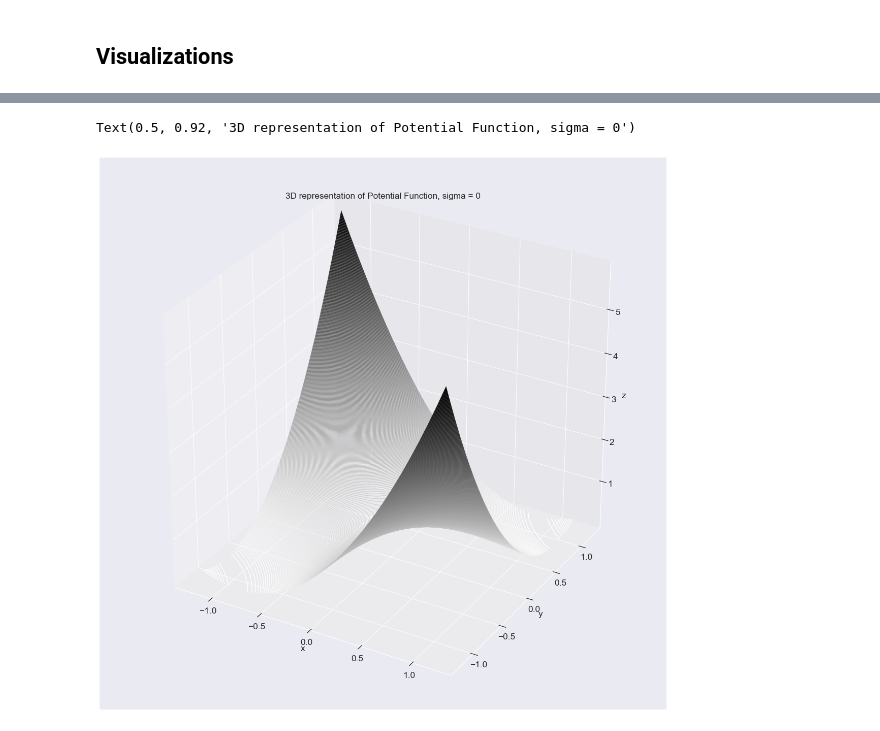
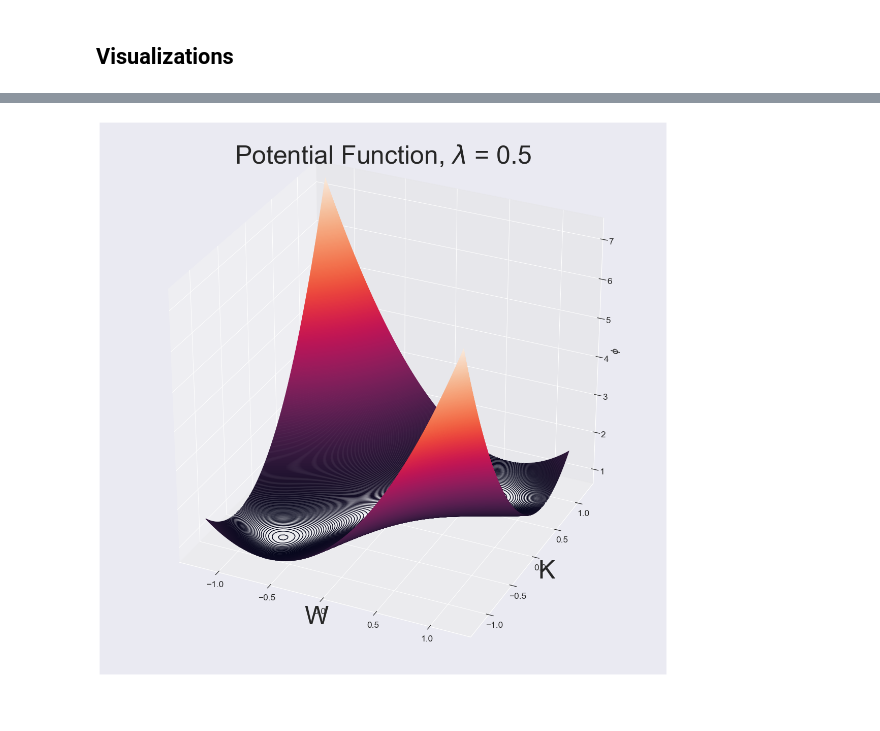
Before and after one commit to mmadduri/BMI_Model, a Jupyter notebook: helper_notebooks/Visualizations_Cost.ipynb, the cells around one changed output, grey strips where cells are left out. Drawn from its saved outputs; the diff is of its cells as text; code cells hidden in the pictures.

```diff
--- a/helper_notebooks/Visualizations_Cost.ipynb
+++ b/helper_notebooks/Visualizations_Cost.ipynb
@@ -19,12 +19,13 @@ params = {'legend.fontsize': 'x-large',
 pylab.rcParams.update(params)
 # %%
 def c(x, y, s):
-    return (1 - x*y)**2 + (s)*(x**2) + (s)*(y**2)
+    b = 0
+    return (1 - x*(y+b))**2 + (s)*(x**2) + (s)*(y**2)
 
-x = np.linspace(-1.2, 1.2, 30)
-y = np.linspace(-1.2, 1.2, 30)
+x = np.linspace(-1.2, 1.2, 80)
+y = np.linspace(-1.2, 1.2, 80)
 
-sig = 0
+sig = 0.5
 X, Y = np.meshgrid(x, y)
 Z = c(X, Y, sig)
 # %%
@@ -36,13 +34,13 @@ Text(0.5, 1.0, '2D representation of Potential Function, sigma = 0')
 # %%
 from mpl_toolkits import mplot3d
 
 fig = plt.figure(figsize = (20, 20))
 ax = plt.axes(projection='3d')
-ax.contour3D(X, Y, Z, 500, cmap='binary')
-ax.set_xlabel('x')
-ax.set_ylabel('y')
-ax.set_zlabel('z');
-plt.title("3D representation of Potential Function, sigma = " + str(sig) )
+ax.contour3D(X, Y, Z, 1000)
+ax.set_xlabel('W', fontsize=50)
+ax.set_ylabel('K', fontsize=50)
+ax.set_zlabel('$\phi$');
+plt.title("Potential Function, $\lambda$ = " + str(sig), fontsize=50)
+ax.view_init(azim=-65)
 # %% [output]
-Text(0.5, 0.92, '3D representation of Potential Function, sigma = 0')
-[figure, old version]
+[figure, new version]
```
Also changed, not shown: parts of 1 cell of this notebook, 2 other files.
